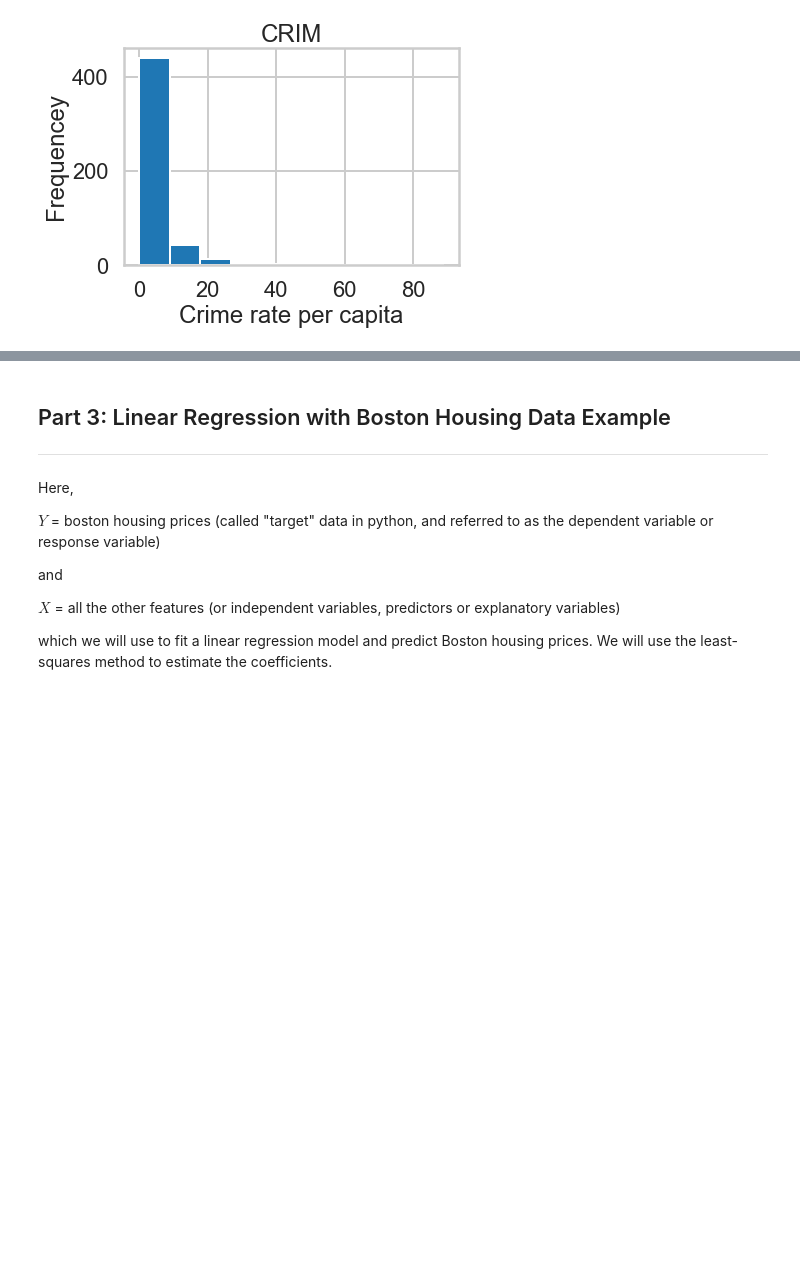
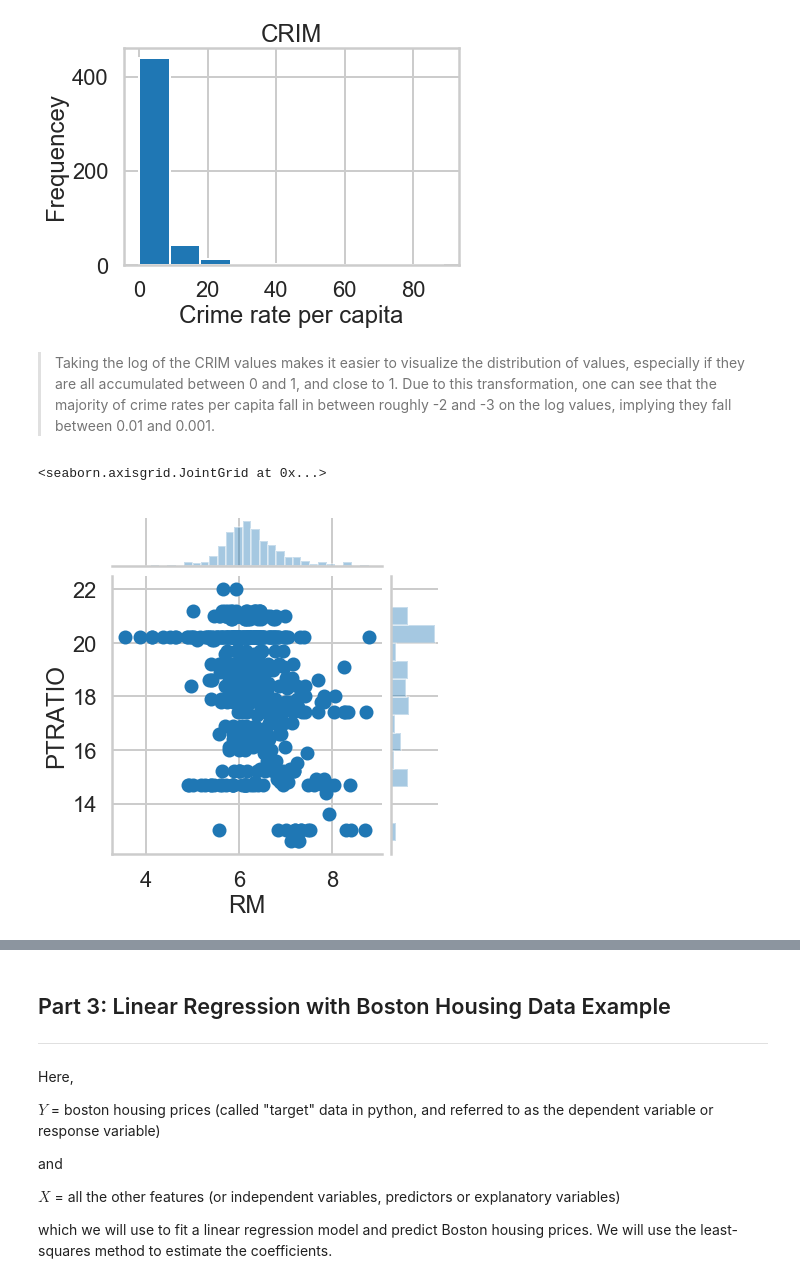
Before and after one commit to shubacca/Linear-Regression-Boston-Housing-Data, a Jupyter notebook: linear_regression/Boston_Housing_Linear_Regression.ipynb, the cells around one changed output, grey strips where cells are left out. Saved outputs shown, nothing was run; the diff lists cells and outputs as text; code cells hidden in the pictures; blank space fills up the shorter version.

```diff
--- a/linear_regression/Mini_Project_Linear_Regression.ipynb
+++ b/linear_regression/Boston_Housing_Linear_Regression.ipynb
@@ -381,3 +381,10 @@ plt.ylabel("Frequencey")
 plt.show()
 # %% [output]
 [figure]
+# %% [markdown]
+>Taking the log of the CRIM values makes it easier to visualize the distribution of values, especially if they are all accumulated between 0 and 1, and close to 1. Due to this transformation, one can see that the majority of crime rates per capita fall in between roughly -2 and -3 on the log values, implying they fall between 0.01 and 0.001.
+# %%
+sns.jointplot('RM','PTRATIO',data=bos, height=6)
+# %% [output]
+<seaborn.axisgrid.JointGrid at 0x...>
+[figure, added]
```
Also changed, not shown: parts of 33 cells of this notebook.
